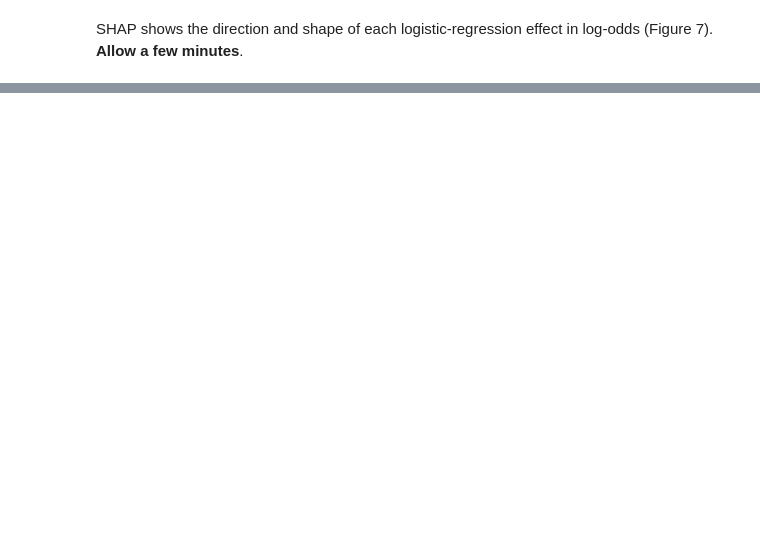
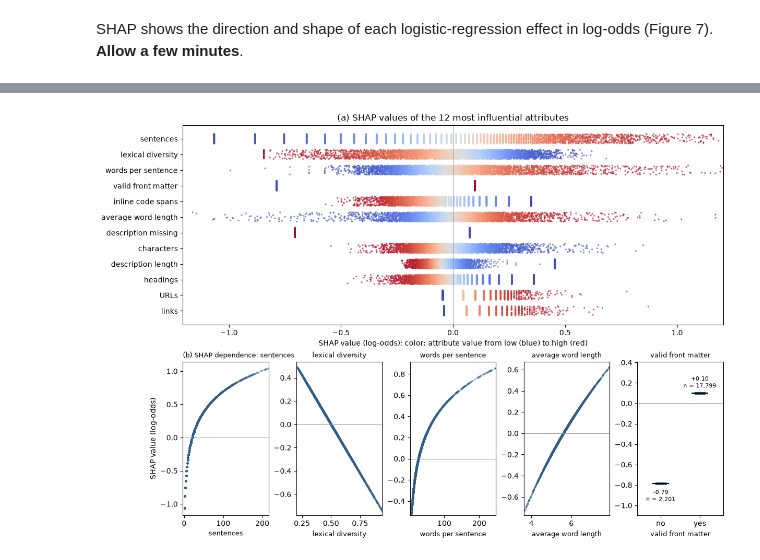
Before and after one commit to podorize/skillreuse, a Jupyter notebook: notebooks/reproduce.ipynb, the cells around one changed output, grey strips where cells are left out. Saved outputs shown, nothing was run; the diff lists cells and outputs as text; code cells hidden in the pictures; blank space fills up the shorter version.

```diff
--- a/notebooks/reproduce.ipynb
+++ b/notebooks/reproduce.ipynb
@@ -346,7 +460,7 @@ skills = skills[skills.groupby("author").cumcount() < CONFIG["cohort"]["cap_per_
 holdout_author = split_authors(skills)
 
 table = (skills.merge(attributes, on="content_hash", validate="1:1")
-               .merge(origin_attributes(skills), on="content_hash", validate="1:1")
+               .merge(origin_features, on="content_hash", validate="1:1")
                .rename(columns={"author": "owner"})
                .sort_values("content_hash").reset_index(drop=True))
 table["split"] = np.where(table["owner"].map(holdout_author), "holdout", "dev")
@@ -931,26 +1225,63 @@ position = {c: next(k for k, n in enumerate(names) if n.endswith(f"__{c}")) for
 mean_abs = pd.Series({c: np.abs(shap_values[:, k]).mean() for c, k in position.items()}).sort_values(ascending=False)
 display(mean_abs.head(12).round(3).to_frame("mean |SHAP|"))
 
-top12 = mean_abs.index[:12][::-1]
+# Same layout, axis limits, labels and binary-category display as Figure 7.
+labels = {
+    "text_sentence_count": "sentences", "text_lexical_diversity": "lexical diversity",
+    "text_average_sentence_words": "words per sentence", "frontmatter_valid": "valid front matter",
+    "markdown_inline_code_count": "inline code spans", "text_average_word_length": "average word length",
+    "frontmatter_description_missing": "description missing", "text_char_count": "characters",
+    "frontmatter_description_char_count": "description length", "markdown_heading_count": "headings",
+    "markdown_url_count": "URLs", "markdown_link_count": "links",
+}
+top12 = list(mean_abs.index[:12])
 rng = np.random.default_rng(0)
-pick = rng.choice(len(sample), size=5000, replace=False)
-fig, ax = plt.subplots(figsize=(10, 5))
-for row, c in enumerate(top12):
-    color = pd.Series(sample[c].to_numpy(dtype=float)[pick]).rank(pct=True)
-    ax.scatter(shap_values[pick, position[c]], row + rng.uniform(-0.3, 0.3, len(pick)), c=color, cmap="coolwarm", s=2, alpha=0.5)
-ax.set_yticks(range(len(top12)), top12, fontsize=8)
-ax.axvline(0, color="grey", lw=0.7)
-ax.set(xlabel="SHAP value (log-odds); color from low (blue) to high (red) value", title="(7a) SHAP values")
+pick = rng.choice(len(sample), size=min(5000, len(sample)), replace=False)
+fig = plt.figure(figsize=(12, 8.2), layout="constrained")
+grid = fig.add_gridspec(2, 5, height_ratios=[1.3, 1])
+
+ax = fig.add_subplot(grid[0, :])
+for row, c in enumerate(top12[::-1]):
+    values = shap_values[pick, position[c]]
+    color = pd.Series(sample[c].to_numpy(dtype=float)[pick]).rank(pct=True).to_numpy()
+    ax.scatter(values, row + rng.uniform(-0.3, 0.3, len(values)), c=color, cmap="coolwarm", s=2, alpha=0.5)
+ax.set_yticks(range(len(top12)), [labels.get(c, c) for c in top12[::-1]], fontsize=10)
+ax.axvline(0, color="#999999", lw=0.7)
+limit = np.nanpercentile(np.abs(shap_values[pick][:, [position[c] for c in top12]]), 99.9)
+ax.set_xlim(-limit * 1.1, limit * 1.1)
+ax.set(xlabel="SHAP value (log-odds); color: attribute value from low (blue) to high (red)",
+       title="(a) SHAP values of the 12 most influential attributes")
+
+for i, c in enumerate(attributes_importance.feature.head(5)):
+    ax = fig.add_subplot(grid[1, i])
+    x = sample[c].to_numpy(dtype=float)
+    ax.axhline(0, color="#999999", lw=0.7)
+    if set(np.unique(x[~np.isnan(x)])) <= {0.0, 1.0}:
+        values = shap_values[:, position[c]]
+        for category in (0, 1):
+            group = values[x == category]
+            ax.scatter(category + rng.uniform(-0.12, 0.12, len(group)), group,
+                       s=3, alpha=0.3, color="#2f5d8a")
+            ax.plot([category - 0.2, category + 0.2], [group.mean()] * 2, color="black", lw=1.5)
+            ax.annotate(f"{group.mean():+.2f}\nn = {len(group):,}", (category, group.mean()),
+                        xytext=(0, 8 if group.mean() >= 0 else -24), textcoords="offset points",
+                        ha="center", fontsize=8)
+        ax.set_xticks([0, 1], ["no", "yes"])
+        ax.set_xlim(-0.6, 1.6)
+        pad = 0.35 * (values.max() - values.min() + 1e-9)
+        ax.set_ylim(min(values.min(), 0) - pad, max(values.max(), 0) + pad)
+    else:
+        low, high = np.nanpercentile(x, [1, 99])
+        ax.scatter(x[pick], shap_values[pick, position[c]], s=3, alpha=0.3, color="#2f5d8a")
+        ax.set_xlim(low - 0.02 * (high - low + 1e-9), high + 0.02 * (high - low + 1e-9))
+        inside = (x >= low) & (x <= high)
+        values = shap_values[inside, position[c]]
+        pad = 0.05 * (values.max() - values.min() + 1e-9)
+        ax.set_ylim(values.min() - pad, values.max() + pad)
+    ax.set_xlabel(labels.get(c, c), fontsize=9)
+    ax.set_title(("(b) SHAP dependence: " if i == 0 else "") + labels.get(c, c),
+                 fontsize=9, loc="left" if i == 0 else "center")
+    if i == 0:
+        ax.set_ylabel("SHAP value (log-odds)")
 plt.show()
-
-fig, ax = plt.subplots(1, 5, figsize=(16, 3.2))
-for a, c in zip(ax, attributes_importance.feature.head(5)):
-    x = sample[c].to_numpy(dtype=float)
-    low, high = np.nanpercentile(x, [1, 99])
-    inside = (x >= low) & (x <= high)
-    a.scatter(x[inside], shap_values[inside, position[c]], s=2, alpha=0.3)
-    a.axhline(0, color="grey", lw=0.7)
-    a.set_title(c, fontsize=9)
-ax[0].set_ylabel("SHAP value (log-odds)")
-plt.tight_layout()
-plt.show()
+# %% [output]
@@ -956,0 +1301 @@ plt.show()
+[figure, added]
```
Also changed, not shown: parts of 31 cells of this notebook.
